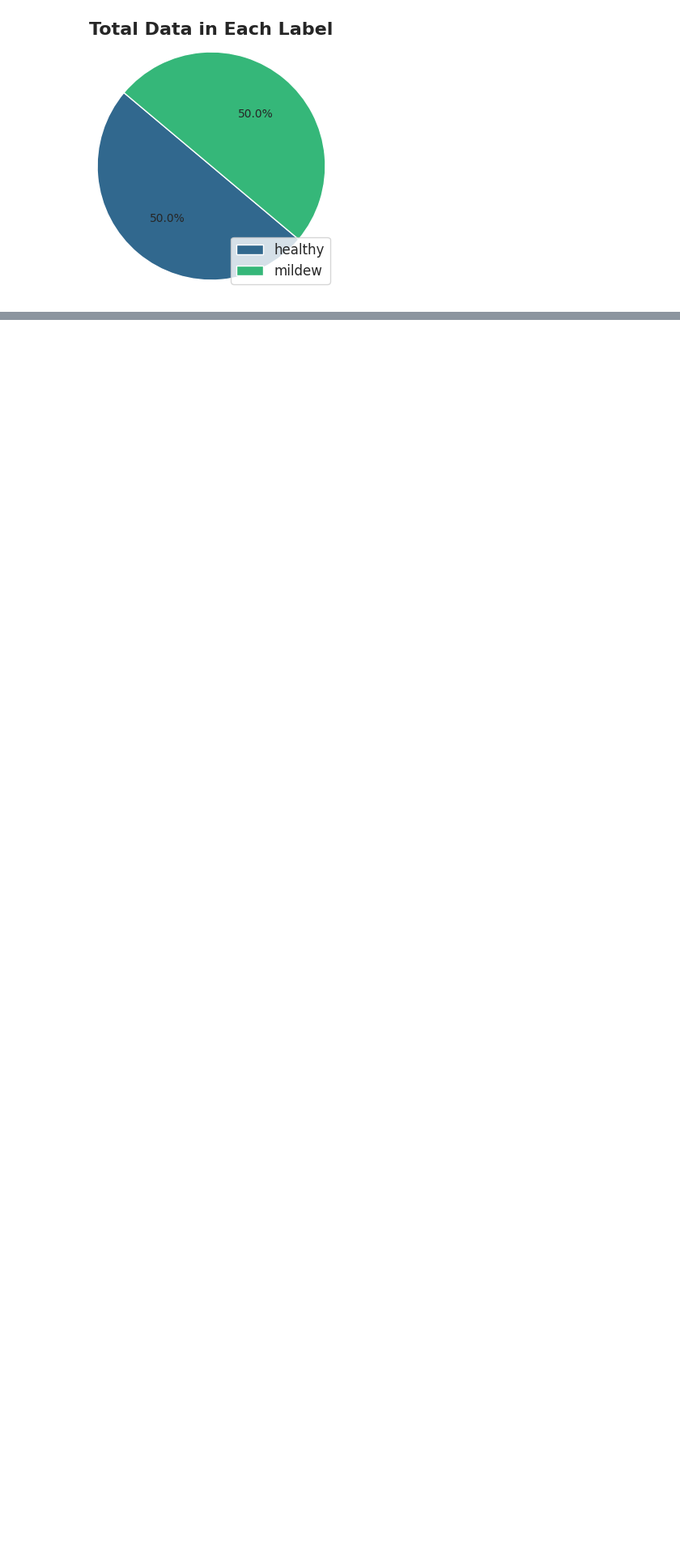
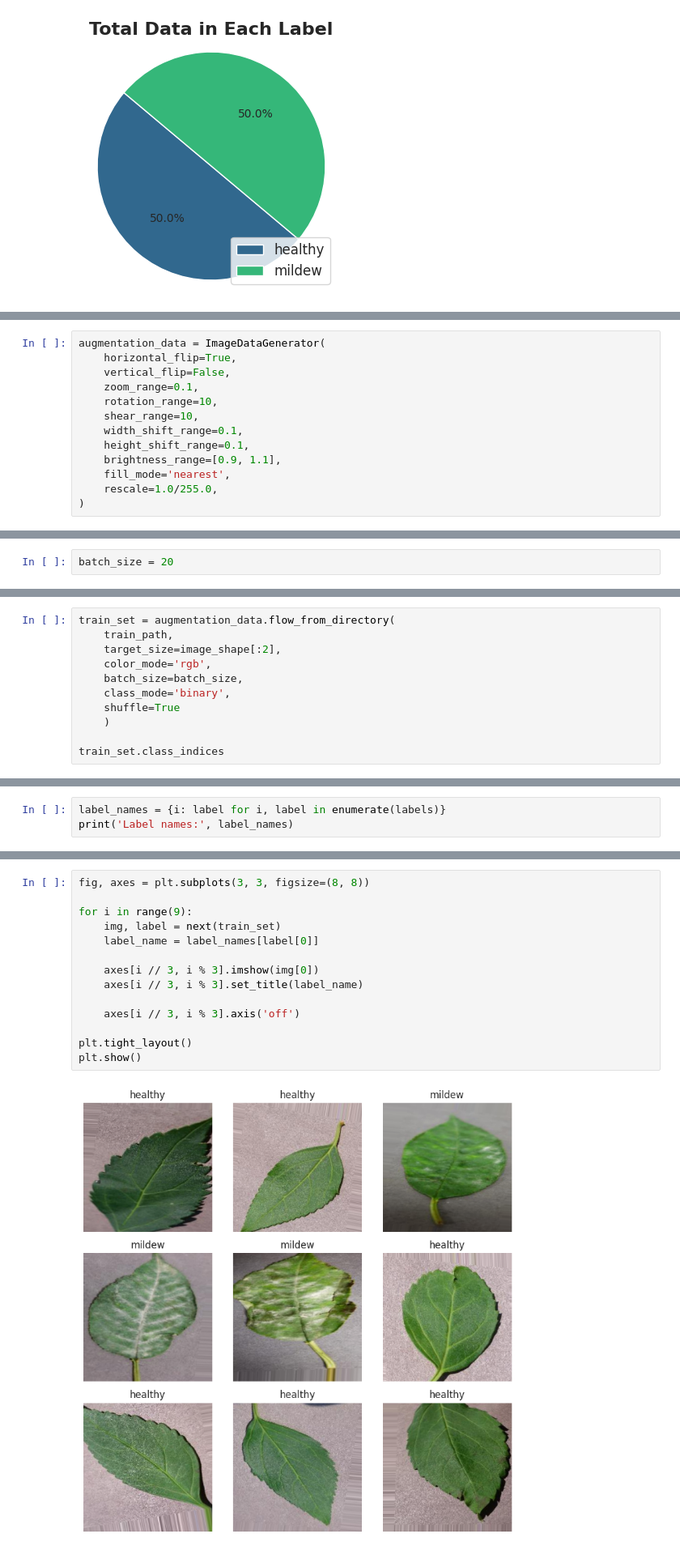
Before and after one commit to NixTS/ml-mildew-detection-in-cherry-leaves, a Jupyter notebook: jupyter_notebooks/nb-3_modelling-and-evaluation.ipynb, the cells around one changed output, grey strips where cells are left out. Shown at 81% size. Drawn from its saved outputs; the diff is of its cells as text; blank space fills up the shorter version.

Commit message:
Add image augmentation and save class_indicies

```diff
--- a/jupyter_notebooks/nb-3_modelling-and-evaluation.ipynb
+++ b/jupyter_notebooks/nb-3_modelling-and-evaluation.ipynb
@@ -169,0 +185,13 @@ display_data_distribution(dataset_dir, file_path)
+# %%
+augmentation_data = ImageDataGenerator(
+    horizontal_flip=True,
+    vertical_flip=False,
+    zoom_range=0.1,
+    rotation_range=10,
+    shear_range=10,
+    width_shift_range=0.1,
+    height_shift_range=0.1,
+    brightness_range=[0.9, 1.1],
+    fill_mode='nearest',
+    rescale=1.0/255.0,
+)
@@ -169,0 +200,2 @@ display_data_distribution(dataset_dir, file_path)
+# %%
+batch_size = 20
@@ -169,0 +204,11 @@ display_data_distribution(dataset_dir, file_path)
+# %%
+train_set = augmentation_data.flow_from_directory(
+    train_path,
+    target_size=image_shape[:2],
+    color_mode='rgb',
+    batch_size=batch_size,
+    class_mode='binary',
+    shuffle=True
+    )
+
+train_set.class_indices
@@ -169,0 +252,3 @@ display_data_distribution(dataset_dir, file_path)
+# %%
+label_names = {i: label for i, label in enumerate(labels)}
+print('Label names:', label_names)
@@ -169,0 +259,16 @@ display_data_distribution(dataset_dir, file_path)
+# %%
+fig, axes = plt.subplots(3, 3, figsize=(8, 8))
+
+for i in range(9):
+    img, label = next(train_set)
+    label_name = label_names[label[0]]
+
+    axes[i // 3, i % 3].imshow(img[0])
+    axes[i // 3, i % 3].set_title(label_name)
+
+    axes[i // 3, i % 3].axis('off')
+
+plt.tight_layout()
+plt.show()
+# %% [output]
+[figure, added]
```
Also changed, not shown: parts of 23 cells of this notebook, 1 other file.
